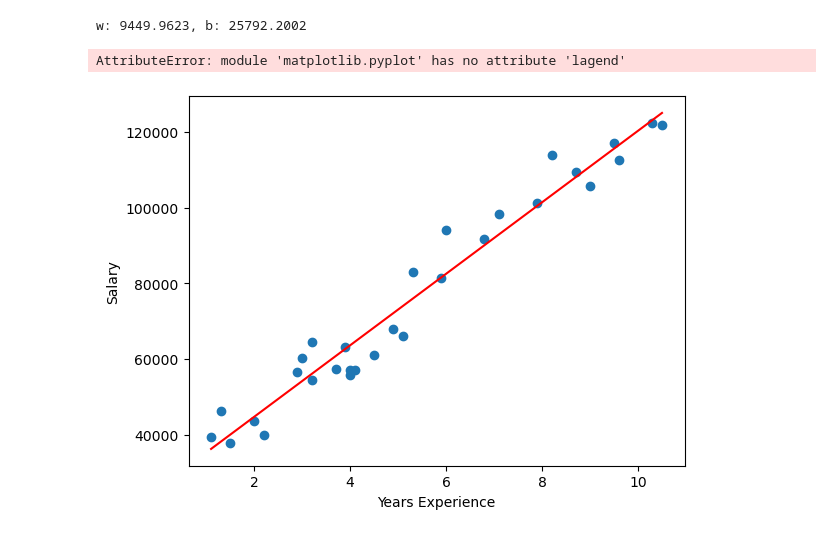
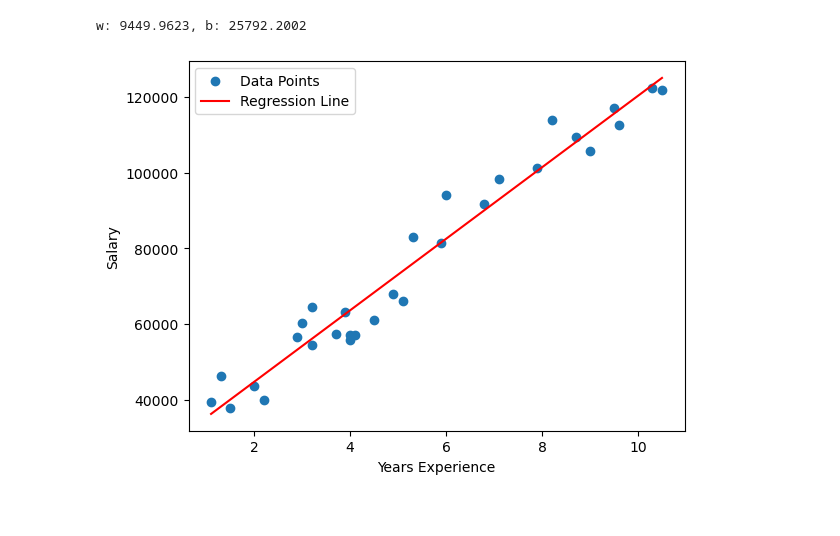
Before and after one commit to htoor2026/linear-regression-from-scratch, a Jupyter notebook: linearRegression.ipynb, the cells around one changed output. Saved outputs shown, nothing was run; the diff lists cells and outputs as text; code cells hidden in the pictures.

Commit message:
Refined linear regression logic and fixed plotting

```diff
--- a/linearRegression.ipynb
+++ b/linearRegression.ipynb
@@ -87,16 +87,15 @@ print(f"w: {final_w:.4f}, b: {final_b:.4f}")
 # %% [output]
 w: 9449.9623, b: 25792.2002
 # %%
-plt.scatter(x_train, y_train, label='Data Points')
+plt.scatter(x_train, Y_train, label='Data Points')
 
 x_vals = np.linspace(min(x_train), max(x_train), 100)
 y_vals = final_w * x_vals + final_b
 plt.plot(x_vals, y_vals, color='red', label='Regression Line')
 
 plt.xlabel("Years Experience")
 plt.ylabel("Salary")
-plt.lagend()
+plt.legend()
 plt.show()
 # %% [output]
-AttributeError: module 'matplotlib.pyplot' has no attribute 'lagend'
-[figure, old version]
+[figure, new version]
```
Also changed, not shown: parts of 1 cell of this notebook.
